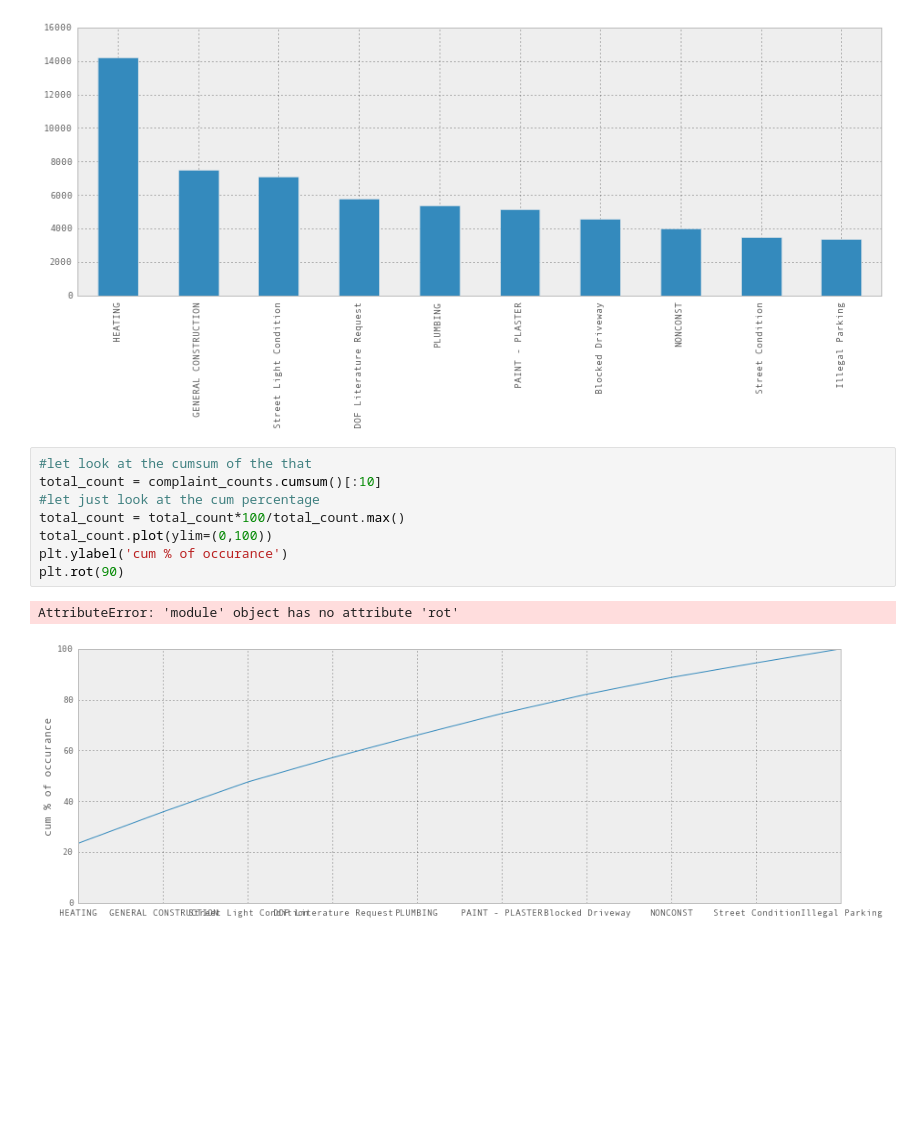
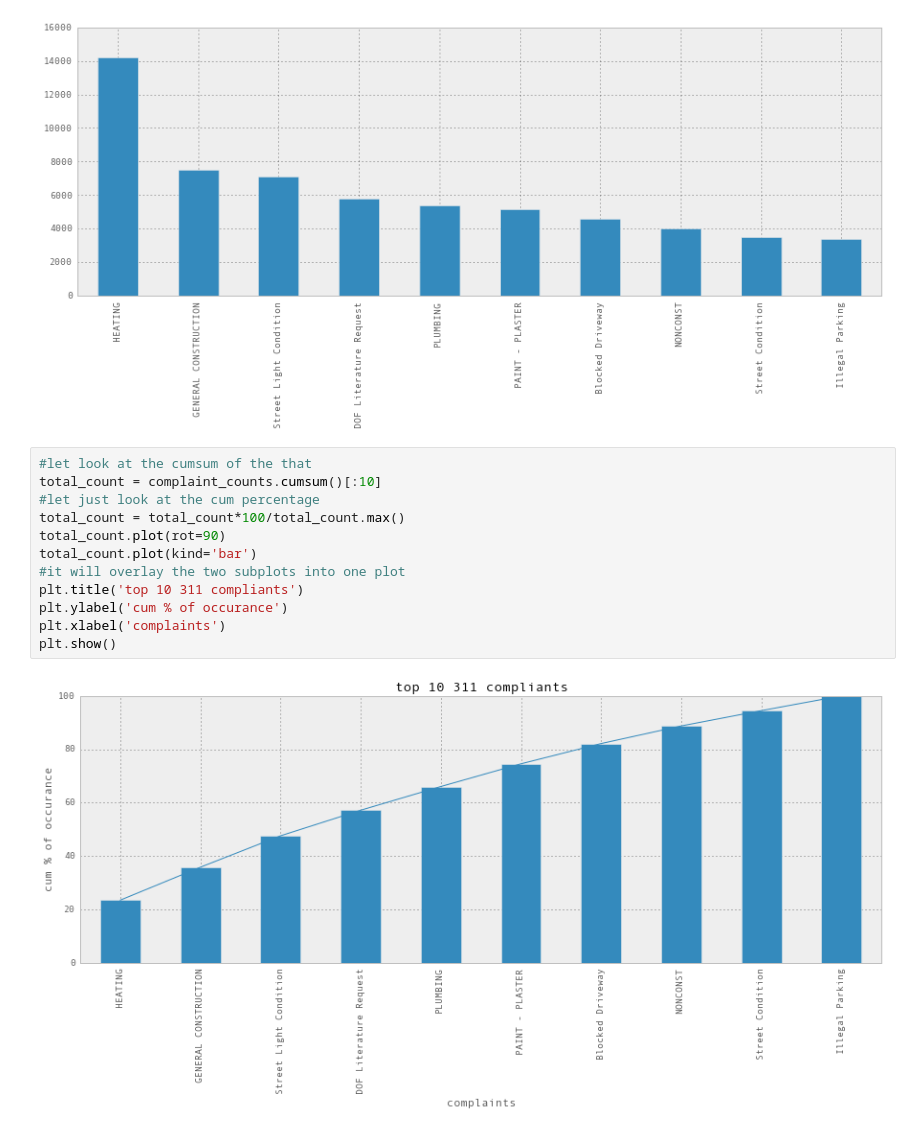
Before and after one commit to scko823/pandas-cookbook, a Jupyter notebook: cookbook/Chapter 2 - Selecting data & finding the most common complaint type.ipynb, the cells around one changed output. Drawn from its saved outputs; the diff is of its cells as text; blank space fills up the shorter version.

```diff
--- a/cookbook/Chapter 2 - Selecting data & finding the most common complaint type.ipynb
+++ b/cookbook/Chapter 2 - Selecting data & finding the most common complaint type.ipynb
@@ -228,11 +228,14 @@ complaint_counts[:10].plot(kind='bar')
 # %%
 #let look at the cumsum of the that
 total_count = complaint_counts.cumsum()[:10]
 #let just look at the cum percentage
 total_count = total_count*100/total_count.max()
-total_count.plot(ylim=(0,100))
+total_count.plot(rot=90)
+total_count.plot(kind='bar')
+#it will overlay the two subplots into one plot
+plt.title('top 10 311 compliants')
 plt.ylabel('cum % of occurance')
-plt.rot(90)
+plt.xlabel('complaints')
+plt.show()
 # %% [output]
-AttributeError: 'module' object has no attribute 'rot'
-[figure, old version]
+[figure, new version]
```
Also changed, not shown: parts of 1 cell of this notebook.
